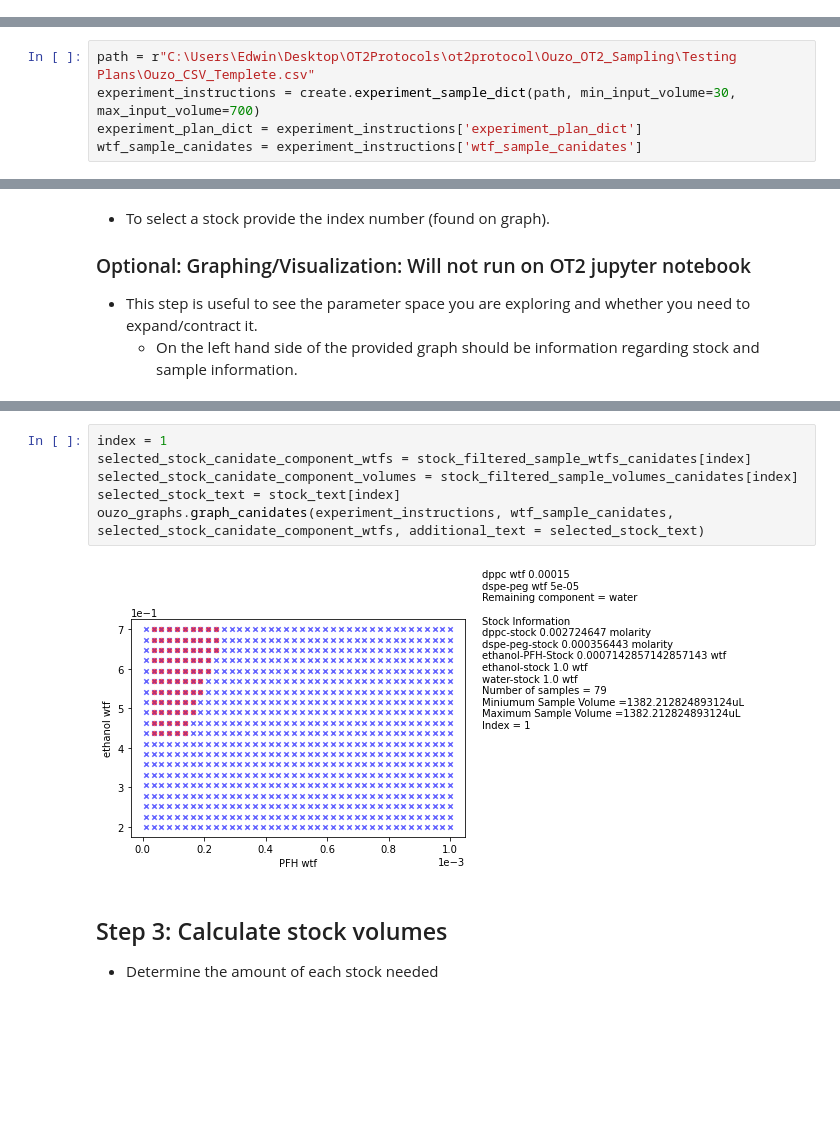
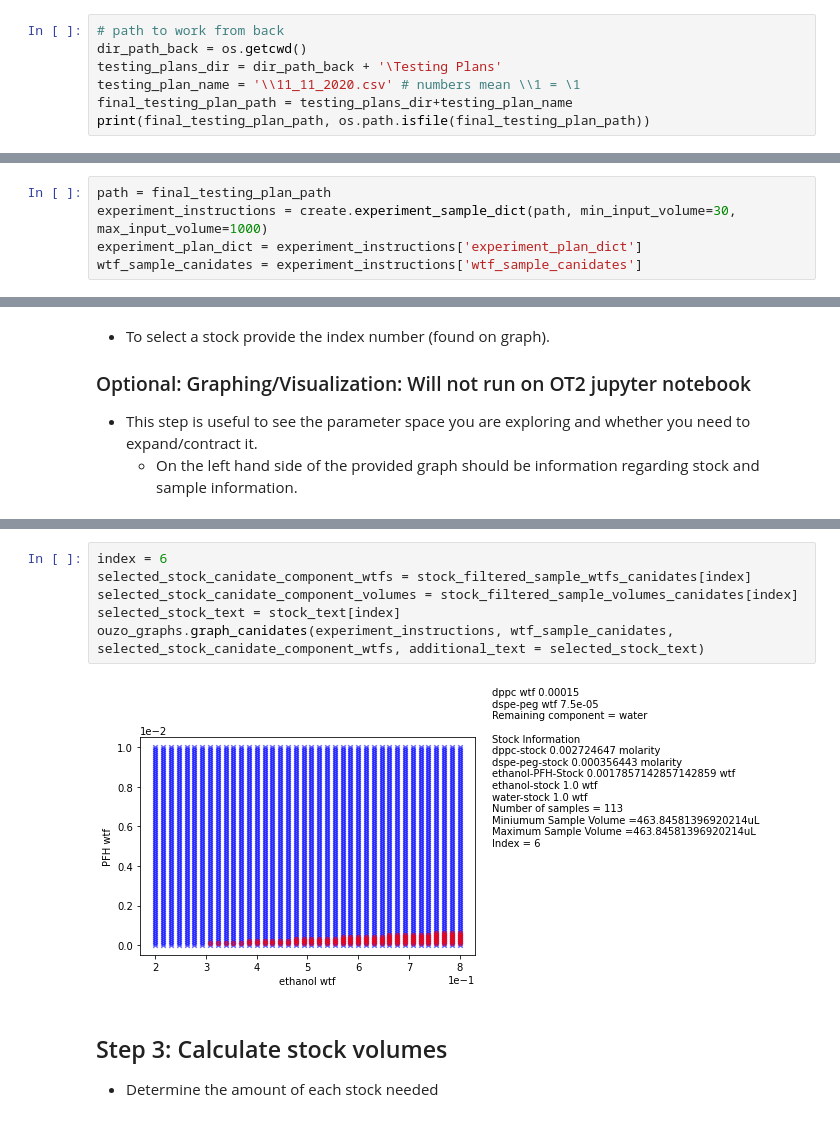
Before and after one commit to pozzo-research-group/OT2Protocols, a Jupyter notebook: ot2protocol/Ouzo_OT2_Sampling/Sample Creation Notebook_START_HERE.ipynb, the cells around one changed output, grey strips where cells are left out. Drawn from its saved outputs; the diff is of its cells as text; blank space fills up the shorter version.

Commit message:
Adding protocol

```diff
--- a/ot2protocol/Ouzo_OT2_Sampling/Sample Creation Notebook_START_HERE.ipynb
+++ b/ot2protocol/Ouzo_OT2_Sampling/Sample Creation Notebook_START_HERE.ipynb
@@ -33,3 +27,10 @@ Database migration complete!
 
 * Volume constraints (in uL) are for the purpose of preventing a single stock volume from being split up in between multiple transfer. This is important when making ouzo emulsions are the final step of water should be done in one step. Addtionally less trasnfers result in less variability.
 * If you encounter an error such as "max() arg is an empty sequence" or where a called variable is empty, the most likely cause is a result of not creating any suitable samples given the provided variables. Try to change the parameters in the excel sheet or the volume constaints, once you are able to create a dictionary step 2 will help you refine your search!
+# %%
+# path to work from back
+dir_path_back = os.getcwd()
+testing_plans_dir = dir_path_back + '\Testing Plans'
+testing_plan_name = '\\11_11_2020.csv' # numbers mean \\1 = \1
+final_testing_plan_path = testing_plans_dir+testing_plan_name
+print(final_testing_plan_path, os.path.isfile(final_testing_plan_path))
@@ -36,5 +39,5 @@ Database migration complete!
 # %%
-path = r"C:\Users\Edwin\Desktop\OT2Protocols\ot2protocol\Ouzo_OT2_Sampling\Testing Plans\Ouzo_CSV_Templete.csv"
-experiment_instructions = create.experiment_sample_dict(path, min_input_volume=30, max_input_volume=700)
+path = final_testing_plan_path
+experiment_instructions = create.experiment_sample_dict(path, min_input_volume=30, max_input_volume=1000)
 experiment_plan_dict = experiment_instructions['experiment_plan_dict']
 wtf_sample_canidates = experiment_instructions['wtf_sample_canidates']
@@ -63,11 +89,11 @@ ouzo_graphs.stock_search(experiment_instructions, wtf_sample_canidates, stock_fi
 # %%
-index = 1
+index = 6
 selected_stock_canidate_component_wtfs = stock_filtered_sample_wtfs_canidates[index]
 selected_stock_canidate_component_volumes = stock_filtered_sample_volumes_canidates[index]
 selected_stock_text = stock_text[index]
 ouzo_graphs.graph_canidates(experiment_instructions, wtf_sample_canidates, selected_stock_canidate_component_wtfs, additional_text = selected_stock_text)
 # %% [output]
-[figure, old version]
+[figure, new version]
 # %% [markdown]
 ## Step 3: Calculate stock volumes
 * Determine the amount of each stock needed
```
Also changed, not shown: parts of 5 cells of this notebook, 4 other files.
